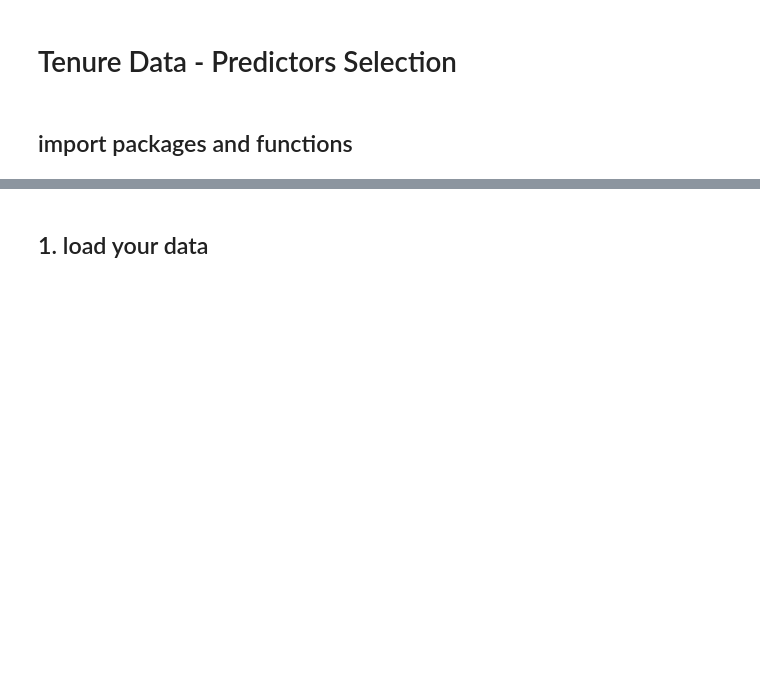
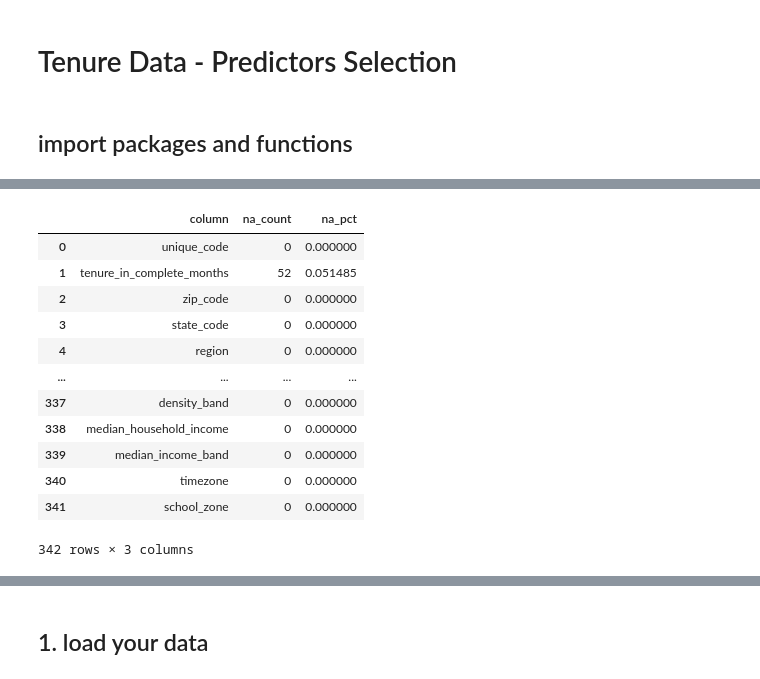
Before and after one commit to tarro-marketing/marketing-operation, a Jupyter notebook: tenure/variables_selection.ipynb, the cells around one changed output, grey strips where cells are left out. Cells and saved outputs as stored; diff of their text form; code cells hidden in the pictures; blank space fills up the shorter version.

```diff
--- a/tenure/variables_selection.ipynb
+++ b/tenure/variables_selection.ipynb
@@ -23,0 +23,32 @@ tenure_data = tenure_data.clean_names()
+# %%
+from IPython.display import display
+
+# load and clean your data (if you can't use janitor, just lower-case/snake-case manually)
+tenure_data = pd.read_csv('tenure_data_lead_zip.csv')
+
+tenure_data = tenure_data.clean_names()
+
+# compute missing-value summary
+na_summary = (
+    tenure_data.isna().sum()
+    .reset_index(name='na_count')
+    .rename(columns={'index': 'column'})
+)
+na_summary['na_pct'] = na_summary['na_count'] / len(tenure_data)
+
+# display inline
+display(na_summary)
+# %% [output]
+|  | column | na_count | na_pct |
+| 0 | unique_code | 0 | 0.000000 |
+| 1 | tenure_in_complete_months | 52 | 0.051485 |
+| 2 | zip_code | 0 | 0.000000 |
+| 3 | state_code | 0 | 0.000000 |
+| 4 | region | 0 | 0.000000 |
+| ... | ... | ... | ... |
+| 337 | density_band | 0 | 0.000000 |
+| 338 | median_household_income | 0 | 0.000000 |
+| 339 | median_income_band | 0 | 0.000000 |
+| 340 | timezone | 0 | 0.000000 |
+| 341 | school_zone | 0 | 0.000000 |
+342 rows × 3 columns
```
Also changed, not shown: parts of 15 cells of this notebook, 24 other files.
